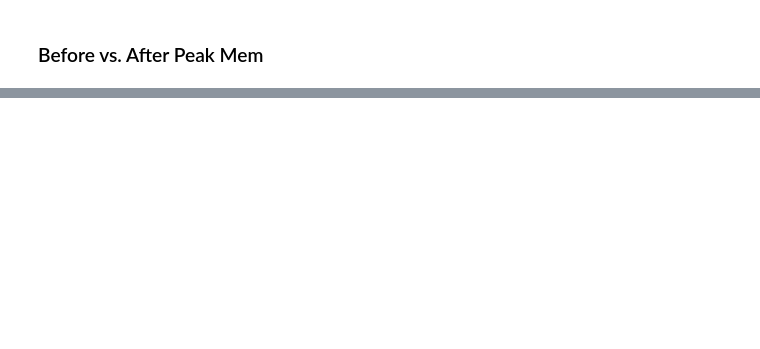
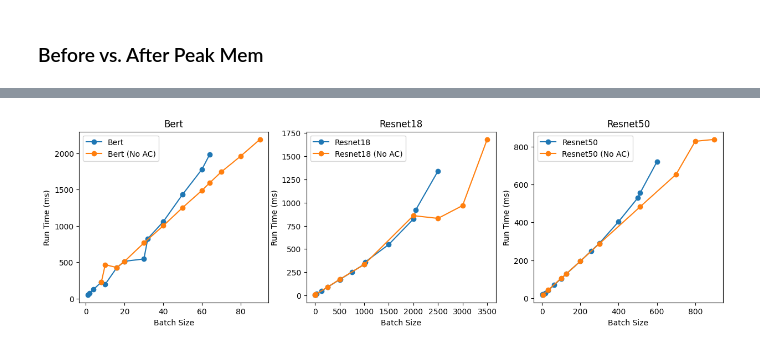
Before and after one commit to sanketkshah/cs265-mlsys-2024, a Jupyter notebook: plot_things.ipynb, the cells around one changed output, grey strips where cells are left out. Saved outputs shown, nothing was run; the diff lists cells and outputs as text; code cells hidden in the pictures; blank space fills up the shorter version.

```diff
--- a/plot_things.ipynb
+++ b/plot_things.ipynb
@@ -113,0 +145,27 @@ for i, model in enumerate(df["Model"].unique()):
+# %%
+# Plot the run time vs. batch size for each model
+# Put each model in a different subplot
+assert df is not None
+fig, axes = plt.subplots(nrows=1, ncols=len(df["Model"].unique()), figsize=(15, 4))
+for i, model in enumerate(df["Model"].unique()):
+    # Plot the no ac and ac models in different colors
+    df_no_ac = df[df["No AC"] == False]
+    df_ac = df[df["No AC"] == True]
+    axes[i].plot(
+        df_no_ac[df_no_ac["Model"] == model]["Batch Size"],
+        df_no_ac[df_no_ac["Model"] == model]["Run Time"],
+        label=model,
+        marker="o",
+    )
+    axes[i].plot(
+        df_ac[df_ac["Model"] == model]["Batch Size"],
+        df_ac[df_ac["Model"] == model]["Run Time"],
+        label=model + " (No AC)",
+        marker="o",
+    )
+    axes[i].set_xlabel("Batch Size")
+    axes[i].set_ylabel("Run Time (ms)")
+    axes[i].set_title(model)
+    axes[i].legend()
+# %% [output]
+[figure, added]
```
Also changed, not shown: parts of 3 cells of this notebook, 2 other files.
